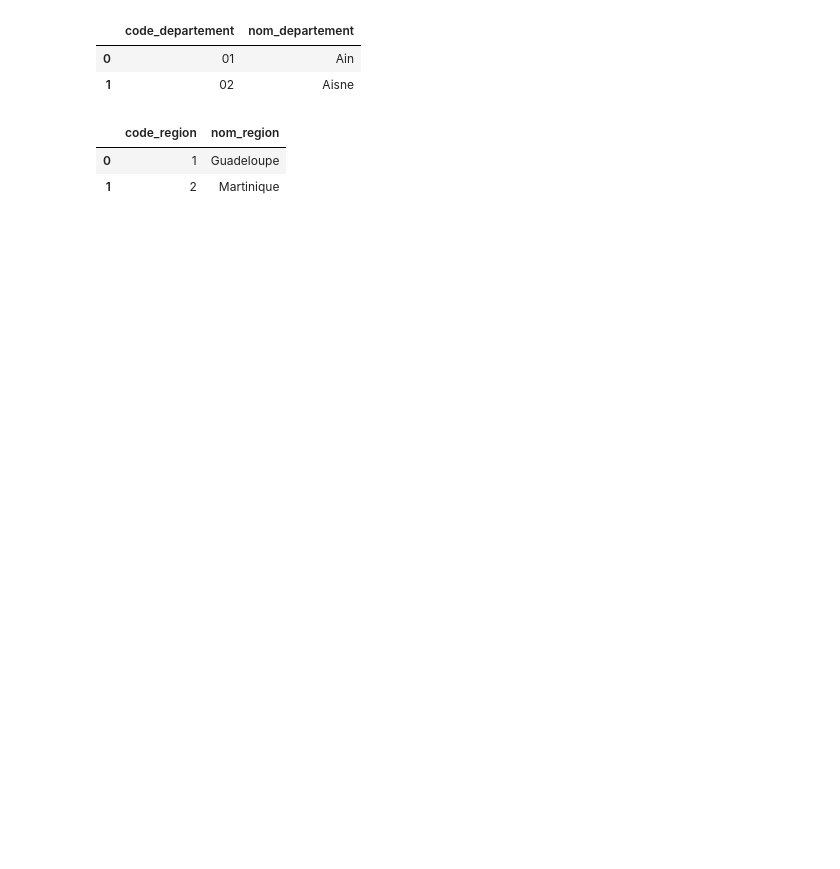
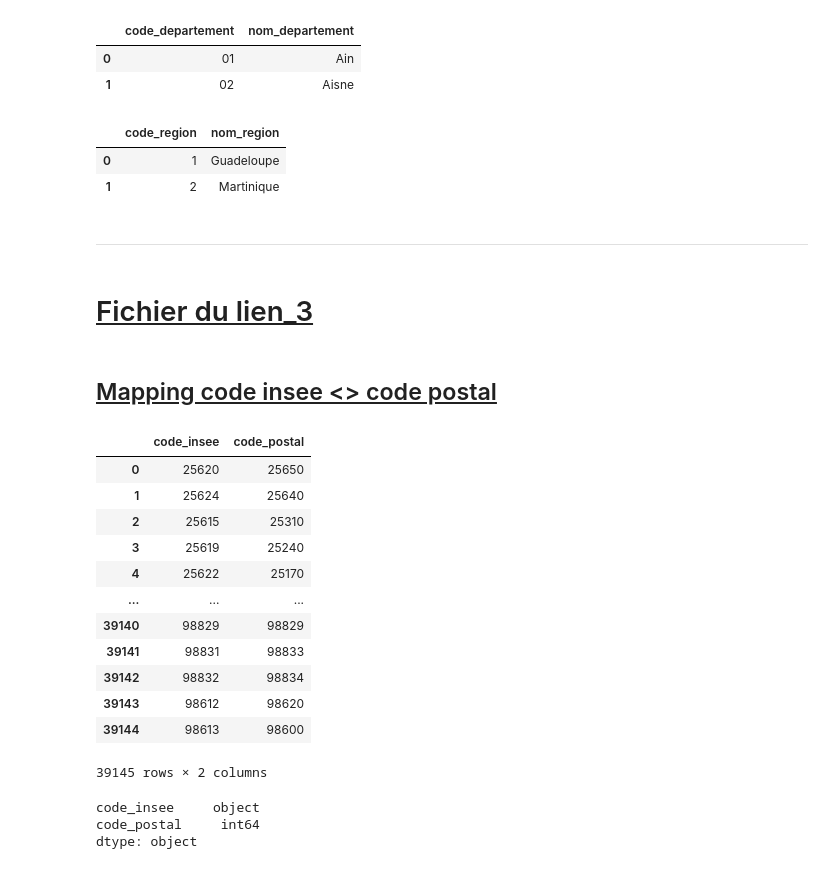
Before and after one commit to vimchun/Job-Market-in-France, a Jupyter notebook: notebooks/create_csv_codes__city_departement_region.ipynb, the cells around one changed output. Cells and saved outputs as stored; diff of their text form; code cells hidden in the pictures; blank space fills up the shorter version.

```diff
--- a/notebooks/create_csv_with_ville_departement_region_names.ipynb
+++ b/notebooks/create_csv_codes__city_departement_region.ipynb
@@ -186,0 +191,42 @@ df = df_commune.merge(df_departement, on="code_departement").merge(df_region, on
+# %% [markdown]
+------------
+# %% [markdown]
+# <u> Fichier du lien_3 </u>
+# %% [markdown]
+## <u> Mapping code insee <> code postal </u>
+# %%
+df_lien_3 = pd.read_csv(
+    os.path.join("..", "additional_files", "archives", "lien_3", "cities.csv"),
+    usecols=["insee_code", "zip_code"],
+)
+# %%
+df_lien_3.rename(
+    {
+        "insee_code": "code_insee",
+        "zip_code": "code_postal",
+    },
+    axis=1,
+    inplace=True,
+)
+# %%
+df_lien_3
+# %% [output]
+|  | code_insee | code_postal |
+| 0 | 25620 | 25650 |
+| 1 | 25624 | 25640 |
+| 2 | 25615 | 25310 |
+| 3 | 25619 | 25240 |
+| 4 | 25622 | 25170 |
+| ... | ... | ... |
+| 39140 | 98829 | 98829 |
+| 39141 | 98831 | 98833 |
+| 39142 | 98832 | 98834 |
+| 39143 | 98612 | 98620 |
+| 39144 | 98613 | 98600 |
+39145 rows × 2 columns
+# %%
+df_lien_3.dtypes
+# %% [output]
+code_insee     object
+code_postal     int64
+dtype: object
```
Also changed, not shown: parts of 24 cells of this notebook, 6 other files.
